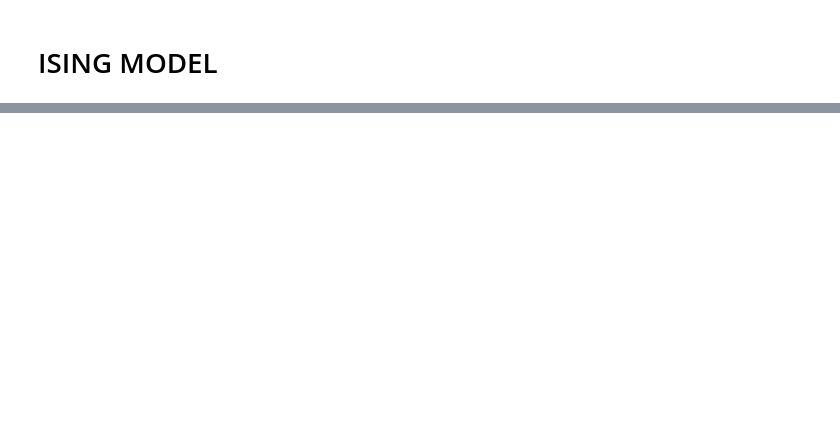
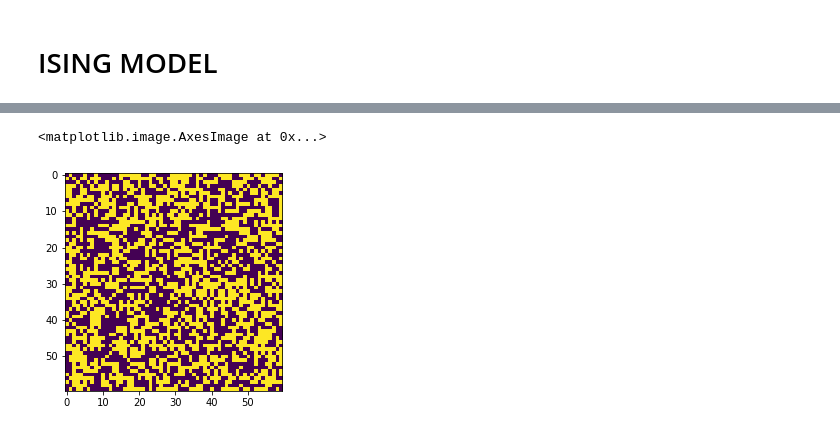
Before and after one commit to alifele/Montecarlo-and-Molecular-dynamics, a Jupyter notebook: Python/Metropolis and Ising/Metropolis.ipynb, the cells around one changed output, grey strips where cells are left out. Cells and saved outputs as stored; diff of their text form; code cells hidden in the pictures; blank space fills up the shorter version.

```diff
--- a/Python/Metropolis and Ising/Metropolis.ipynb
+++ b/Python/Metropolis and Ising/Metropolis.ipynb
@@ -155,0 +179,5 @@ for i in range(L):
+# %%
+plt.imshow(lattice)
+# %% [output]
+<matplotlib.image.AxesImage at 0x...>
+[figure, added]
```
Also changed, not shown: parts of 19 cells of this notebook.
